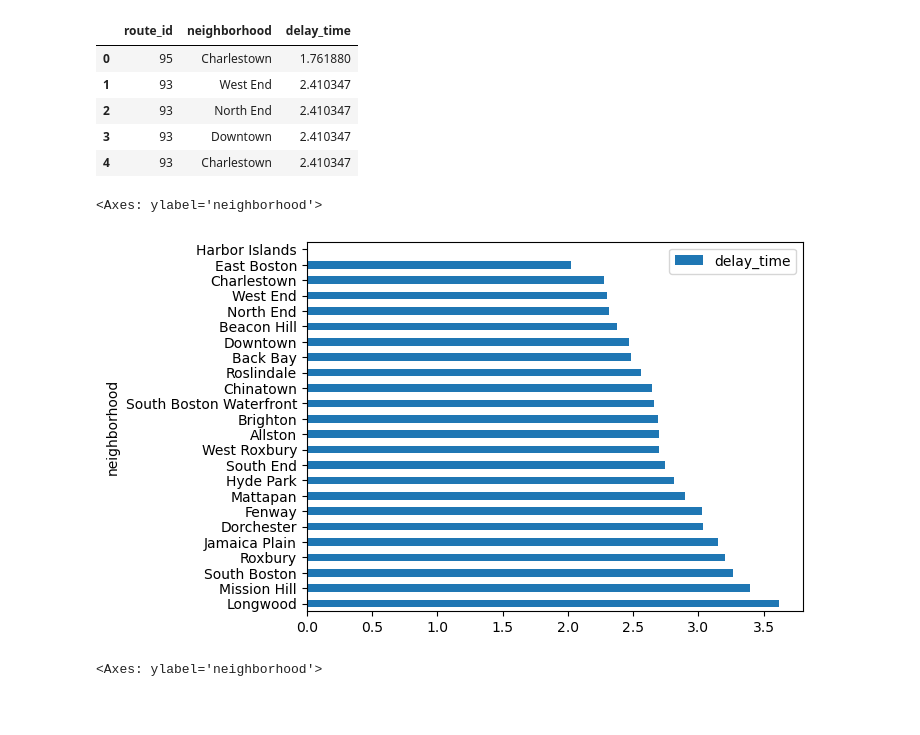
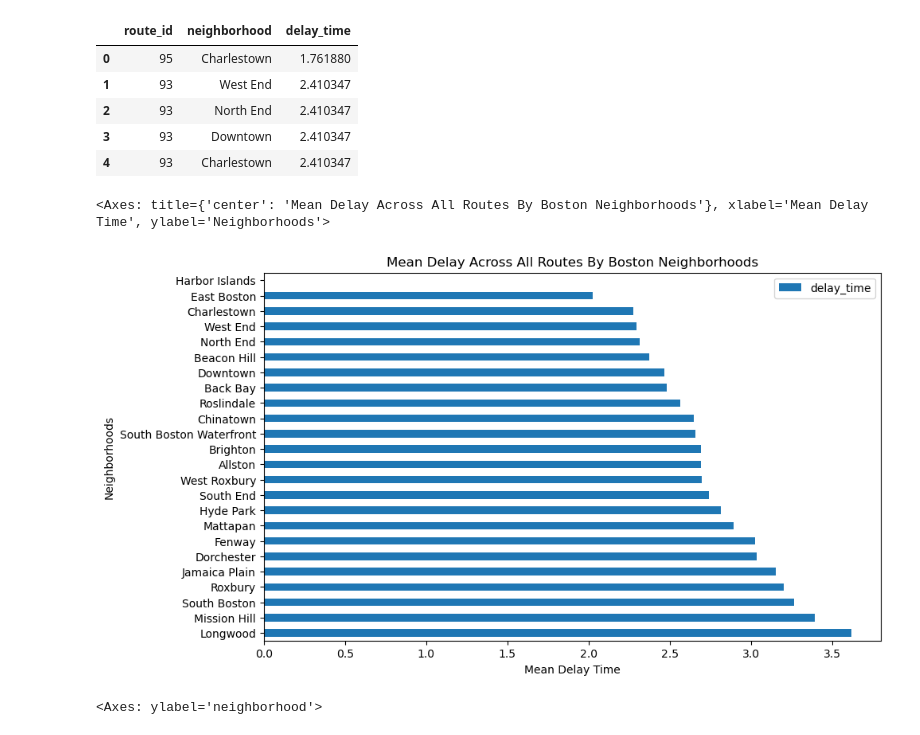
Before and after one commit to BU-Spark/ds-boston-transit-performance, a Jupyter notebook: fa23-team-e/data/question-3/Service Level Disparities by Race and Neighborhoods.ipynb, the cells around one changed output. Saved outputs shown, nothing was run; the diff lists cells and outputs as text; code cells hidden in the pictures; blank space fills up the shorter version.

```diff
--- a/fa23-team-e/data/question-3/Service Level Disparities by Race and Neighborhoods.ipynb
+++ b/fa23-team-e/data/question-3/Service Level Disparities by Race and Neighborhoods.ipynb
@@ -184,10 +172,14 @@ routes_and_neighborhoods.head()
 | 3 | 93 | Downtown | 2.410347 |
 | 4 | 93 | Charlestown | 2.410347 |
 # %%
-routes_and_neighborhoods[['neighborhood', 'delay_time']].groupby('neighborhood').mean().sort_values(by='delay_time', ascending=False).plot(kind='barh')
+routes_and_neighborhoods[['neighborhood', 'delay_time']].groupby('neighborhood').mean().sort_values(by='delay_time', ascending=False).plot(
+    figsize=(10, 6),
+    kind='barh',
+    title='Mean Delay Across All Routes By Boston Neighborhoods', xlabel='Mean Delay Time', ylabel='Neighborhoods'
+)
 # %% [output]
-<Axes: ylabel='neighborhood'>
+<Axes: title={'center': 'Mean Delay Across All Routes By Boston Neighborhoods'}, xlabel='Mean Delay Time', ylabel='Neighborhoods'>
-[figure, old version]
+[figure, new version]
 # %%
 routes_and_neighborhoods[['neighborhood', 'delay_time']].groupby('neighborhood').mean().sort_values(by='delay_time', ascending=False).head(5).plot(kind='barh')
 # %% [output]
```
Also changed, not shown: parts of 6 cells of this notebook, 2 other files.
